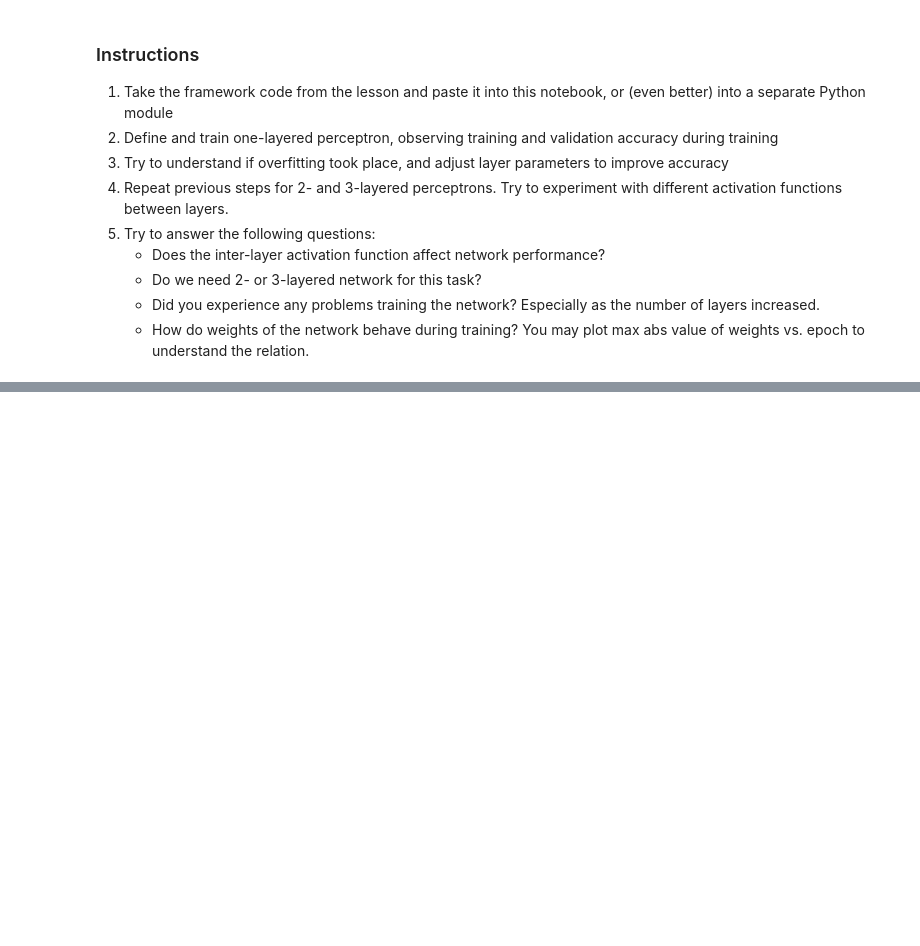
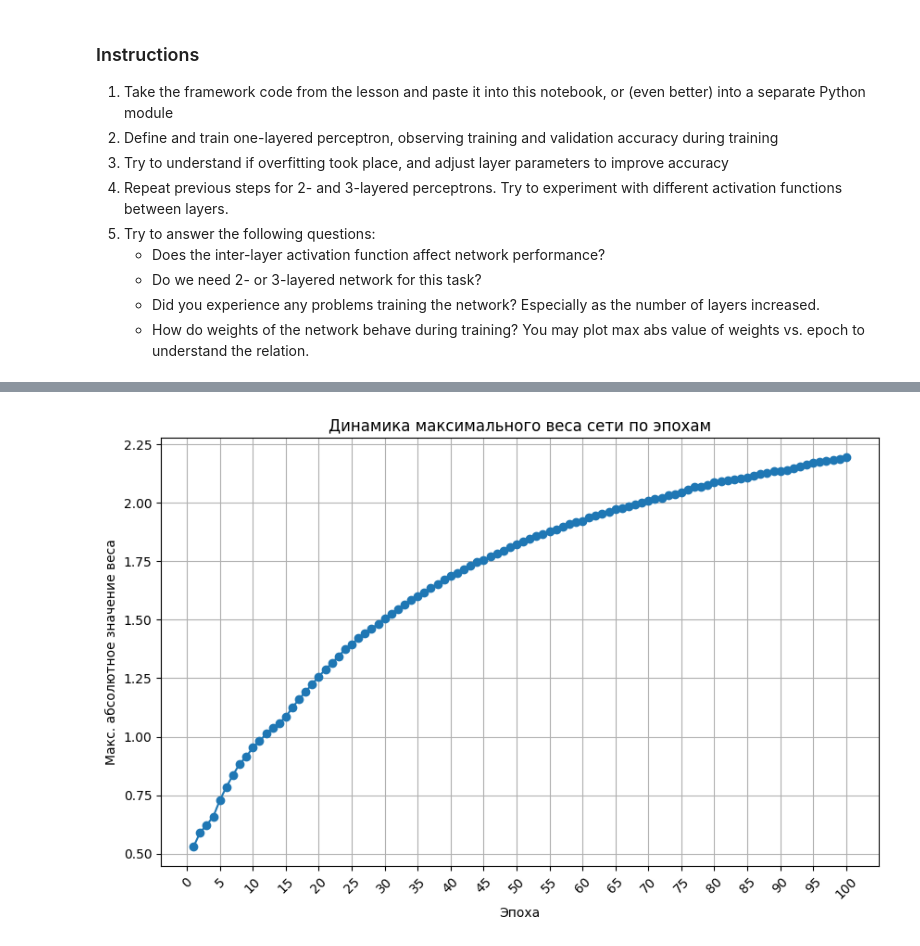
Before and after one commit to zsavmak/AI-lessons, a Jupyter notebook: NeuralNetworks/OwnFramework/MyFW_MNIST.ipynb, the cells around one changed output, grey strips where cells are left out. Drawn from its saved outputs; the diff is of its cells as text; code cells hidden in the pictures; blank space fills up the shorter version.

```diff
--- a/NeuralNetworks/OwnFramework/MyFW_MNIST.ipynb
+++ b/NeuralNetworks/OwnFramework/MyFW_MNIST.ipynb
@@ -102,0 +188,3 @@ def train(epochs=5, lr=0.1, batch_size = 128):
+# %%
+weight_history = train(features_train, labels_train, val_data, val_labels,
+          epochs=100, lr=0.5, batch_size=256)
@@ -102,0 +209,11 @@ def train(epochs=5, lr=0.1, batch_size = 128):
+# %%
+plt.figure(figsize=(10, 6))
+plt.plot(range(1, 100 + 1), weight_history, marker='o', linestyle='-')
+plt.title('Динамика максимального веса сети по эпохам')
+plt.xlabel('Эпоха')
+plt.ylabel('Макс. абсолютное значение веса')
+plt.grid(True)
+plt.xticks(range(0, 101, 5), rotation=45)
+plt.show()
+# %% [output]
+[figure, added]
```
Also changed, not shown: parts of 21 cells of this notebook, 7 other files.
